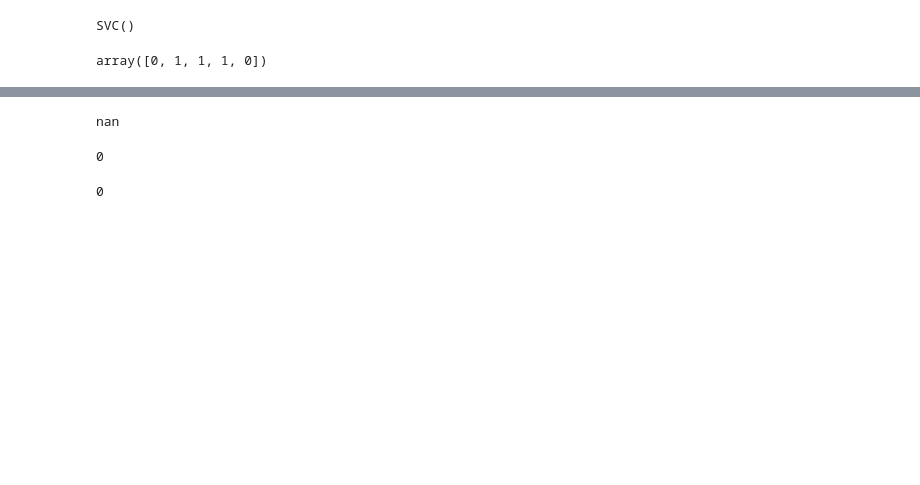
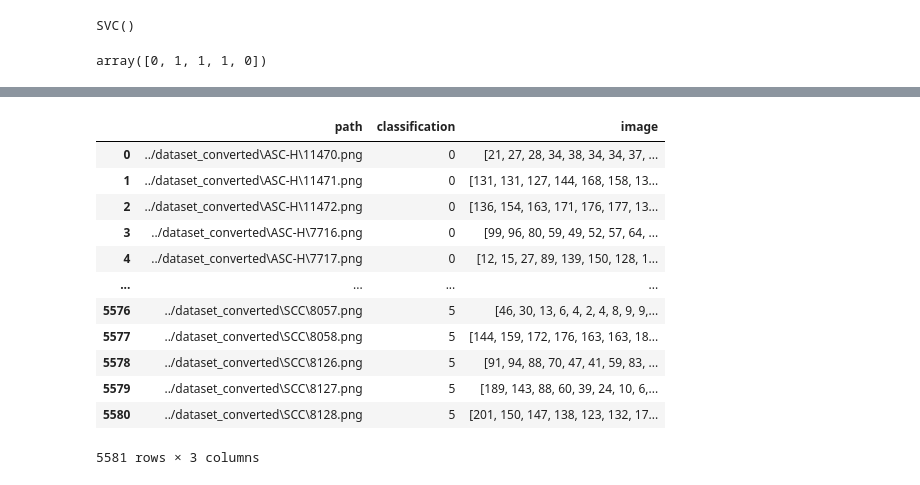
Before and after one commit to Henriquemcc/Trabalho_Pratico_-_Processamento_e_Analise_de_Imagens_-_2024-1, a Jupyter notebook: svm_kosta.ipynb, the cells around one changed output, grey strips where cells are left out. Drawn from its saved outputs; the diff is of its cells as text; code cells hidden in the pictures; blank space fills up the shorter version.

```diff
--- a/svm_kosta.ipynb
+++ b/svm_kosta.ipynb
@@ -52,14 +57,28 @@ classification_label, df
 
  [5581 rows x 2 columns])
 # %%
-# Descobrir quantas imagens e decifir o tamanho dos batches de treino
+# Carregar as imagens e fazer pré-processamento
+
+def preprocess_image(image_path):
+   # Carregar a imagem em escala de cinza
+   image = np.array(Image.open(image_path).convert('L'))
+   # Aplicar equalização de histograma
+   equalized_image = cv2.equalizeHist(image)
+   return equalized_image.ravel()
-# %% [output]
-nan
-# %%
-0 if pd.isnull(df.index.max()) else df.index.max() + 1
-# %% [output]
-0
-# %%
-c or 0
-# %% [output]
-0
+# %%
+df['image'] = df['path'].apply(preprocess_image)
+df
+# %% [output]
+|  | path | classification | image |
+| 0 | ../dataset_converted\ASC-H\11470.png | 0 | [21, 27, 28, 34, 38, 34, 34, 37, ... |
+| 1 | ../dataset_converted\ASC-H\11471.png | 0 | [131, 131, 127, 144, 168, 158, 13... |
+| 2 | ../dataset_converted\ASC-H\11472.png | 0 | [136, 154, 163, 171, 176, 177, 13... |
+| 3 | ../dataset_converted\ASC-H\7716.png | 0 | [99, 96, 80, 59, 49, 52, 57, 64, ... |
+| 4 | ../dataset_converted\ASC-H\7717.png | 0 | [12, 15, 27, 89, 139, 150, 128, 1... |
+| ... | ... | ... | ... |
+| 5576 | ../dataset_converted\SCC\8057.png | 5 | [46, 30, 13, 6, 4, 2, 4, 8, 9, 9,... |
+| 5577 | ../dataset_converted\SCC\8058.png | 5 | [144, 159, 172, 176, 163, 163, 18... |
+| 5578 | ../dataset_converted\SCC\8126.png | 5 | [91, 94, 88, 70, 47, 41, 59, 83, ... |
+| 5579 | ../dataset_converted\SCC\8127.png | 5 | [189, 143, 88, 60, 39, 24, 10, 6,... |
+| 5580 | ../dataset_converted\SCC\8128.png | 5 | [201, 150, 147, 138, 123, 132, 17... |
+5581 rows × 3 columns
```
Also changed, not shown: parts of 8 cells of this notebook.
